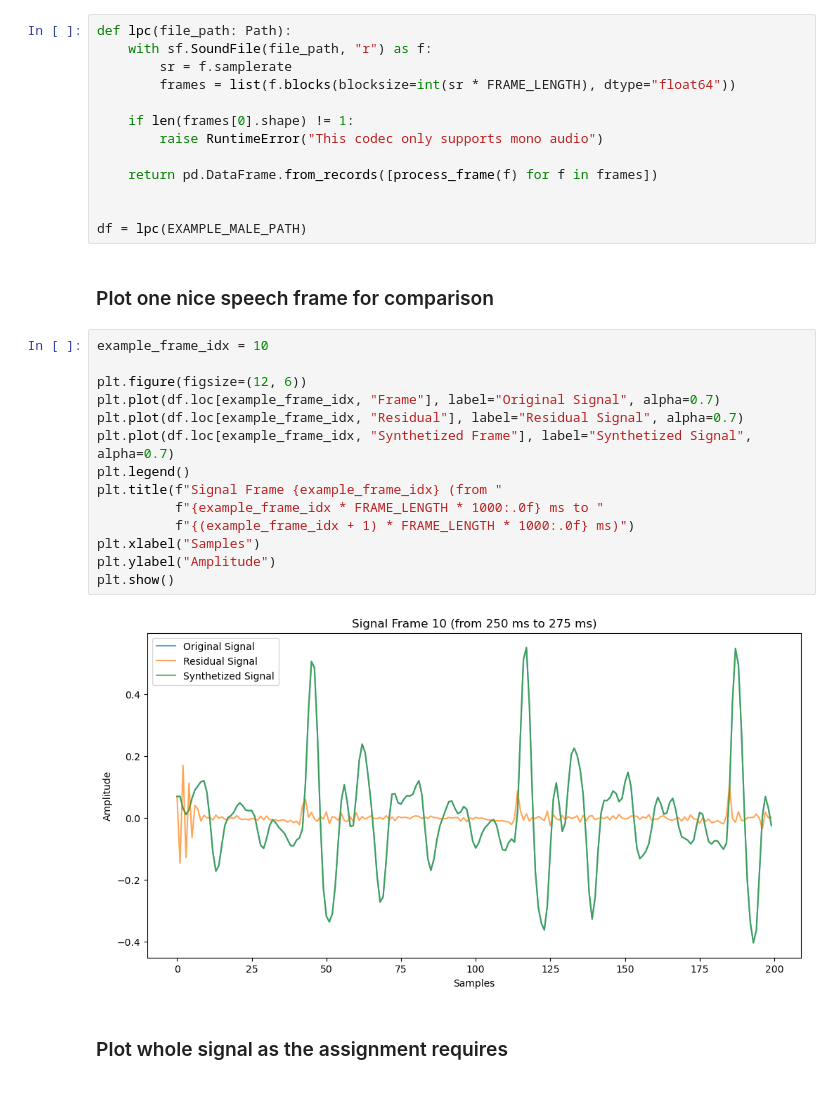
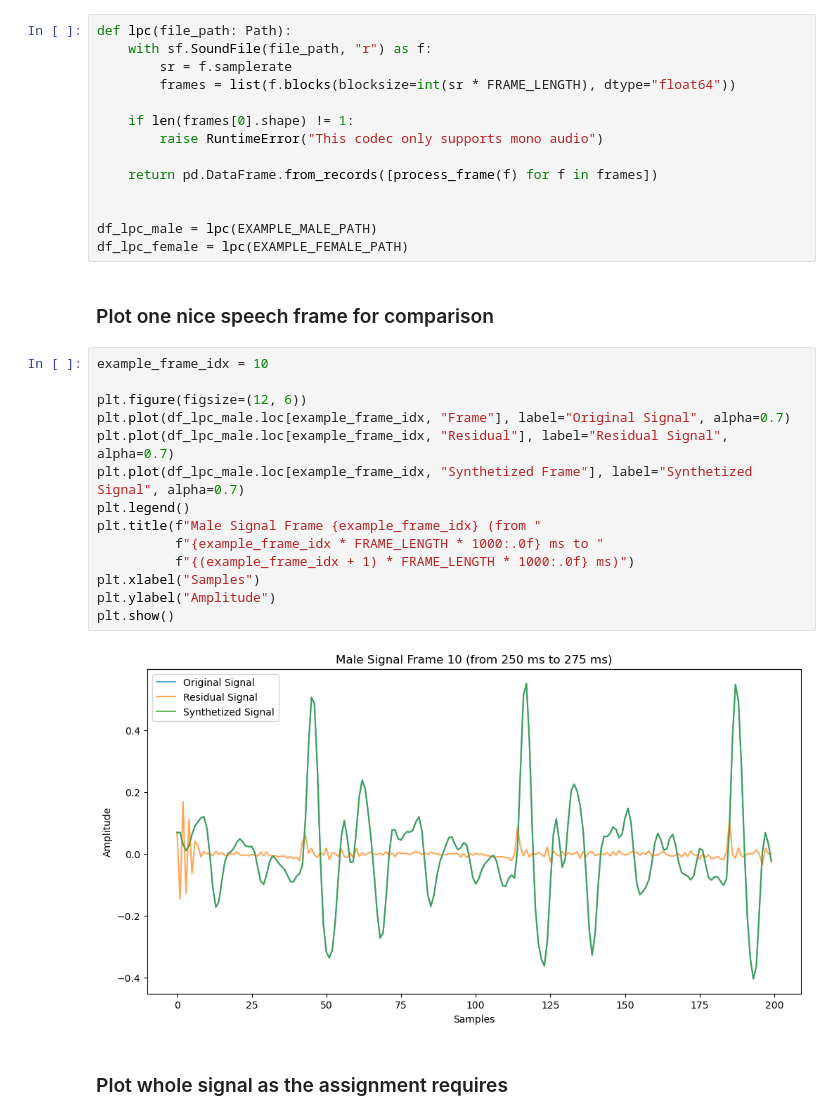
Before and after one commit to dianapaula19/speech-processing-project, a Jupyter notebook: codec.ipynb, the cells around one changed output. Saved outputs shown, nothing was run; the diff lists cells and outputs as text.

```diff
--- a/codec.ipynb
+++ b/codec.ipynb
@@ -89,25 +89,26 @@ def lpc(file_path: Path):
     return pd.DataFrame.from_records([process_frame(f) for f in frames])
 
 
-df = lpc(EXAMPLE_MALE_PATH)
+df_lpc_male = lpc(EXAMPLE_MALE_PATH)
+df_lpc_female = lpc(EXAMPLE_FEMALE_PATH)
 # %% [markdown]
 ### Plot one nice speech frame for comparison
 # %%
 example_frame_idx = 10
 
 plt.figure(figsize=(12, 6))
-plt.plot(df.loc[example_frame_idx, "Frame"], label="Original Signal", alpha=0.7)
-plt.plot(df.loc[example_frame_idx, "Residual"], label="Residual Signal", alpha=0.7)
-plt.plot(df.loc[example_frame_idx, "Synthetized Frame"], label="Synthetized Signal", alpha=0.7)
+plt.plot(df_lpc_male.loc[example_frame_idx, "Frame"], label="Original Signal", alpha=0.7)
+plt.plot(df_lpc_male.loc[example_frame_idx, "Residual"], label="Residual Signal", alpha=0.7)
+plt.plot(df_lpc_male.loc[example_frame_idx, "Synthetized Frame"], label="Synthetized Signal", alpha=0.7)
 plt.legend()
-plt.title(f"Signal Frame {example_frame_idx} (from "
+plt.title(f"Male Signal Frame {example_frame_idx} (from "
           f"{example_frame_idx * FRAME_LENGTH * 1000:.0f} ms to "
           f"{(example_frame_idx + 1) * FRAME_LENGTH * 1000:.0f} ms)")
 plt.xlabel("Samples")
 plt.ylabel("Amplitude")
 plt.show()
 # %% [output]
-[figure, old version]
+[figure, new version]
 # %% [markdown]
 ### Plot whole signal as the assignment requires
 # %%
```
Also changed, not shown: parts of 4 cells of this notebook.
